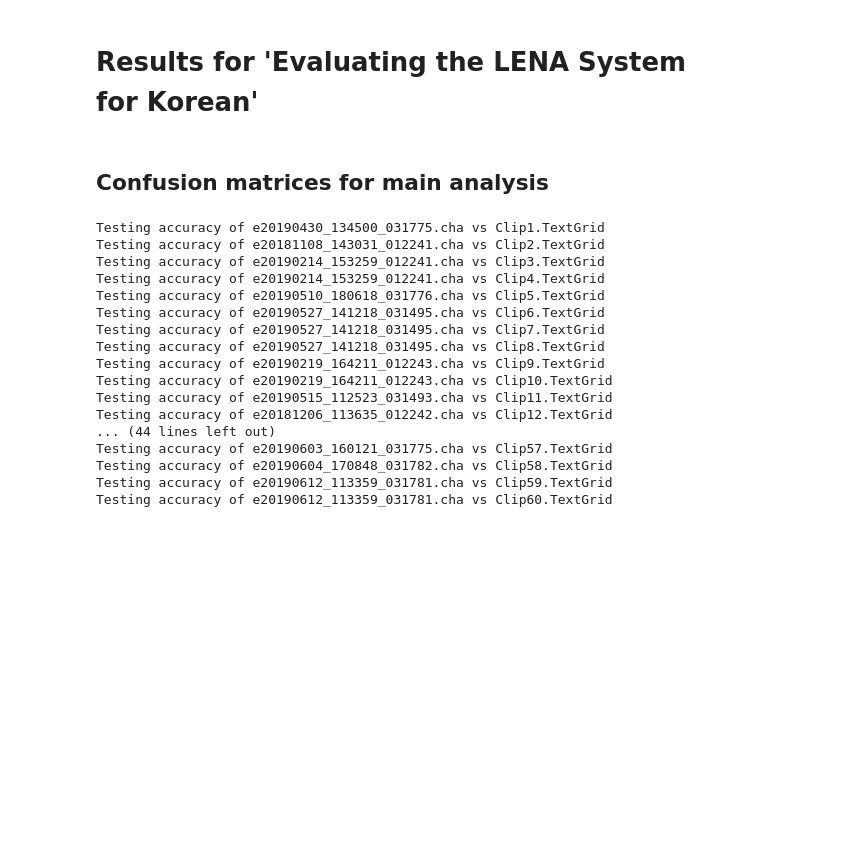
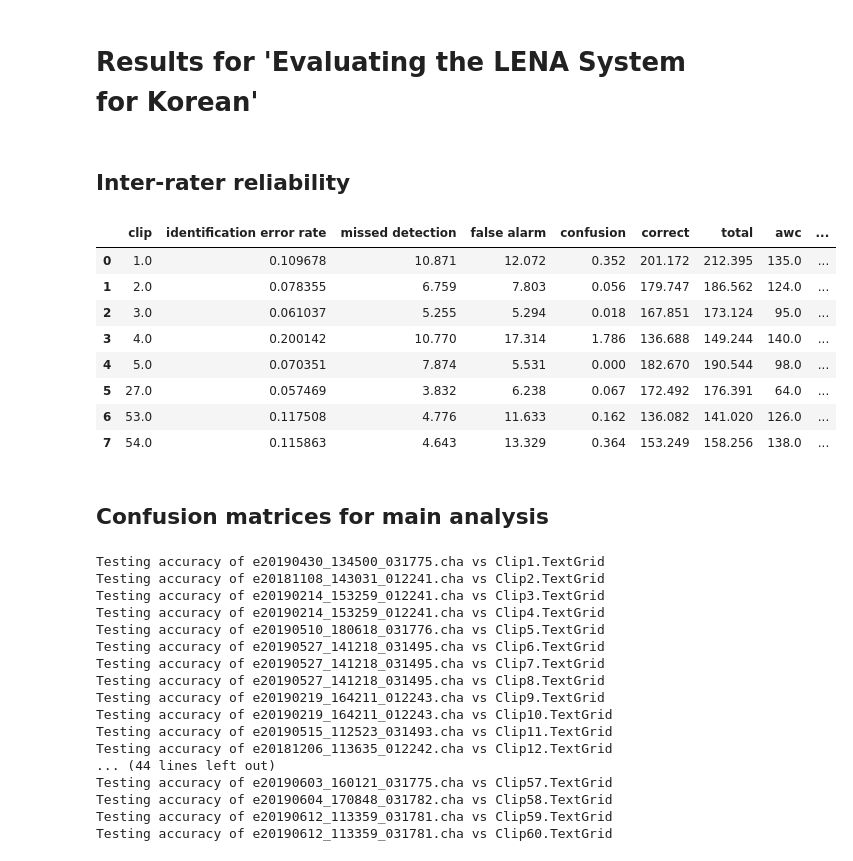
Before and after one commit to terrykwon/lena_evaluation, a Jupyter notebook: results.ipynb, the cells around one changed output. Saved outputs shown, nothing was run; the diff lists cells and outputs as text; code cells hidden in the pictures; blank space fills up the shorter version.

```diff
--- a/results.ipynb
+++ b/results.ipynb
@@ -24,3 +24,5 @@ from collections import Counter
 
 %matplotlib inline
 sns.set()
+# %% [markdown]
+## Inter-rater reliability
@@ -27,3 +74,15 @@ sns.set()
+# %%
+irr_results
+# %% [output]
+|  | clip | identification error rate | missed detection | false alarm | confusion | correct | total | awc | ... |
+| 0 | 1.0 | 0.109678 | 10.871 | 12.072 | 0.352 | 201.172 | 212.395 | 135.0 | ... |
+| 1 | 2.0 | 0.078355 | 6.759 | 7.803 | 0.056 | 179.747 | 186.562 | 124.0 | ... |
+| 2 | 3.0 | 0.061037 | 5.255 | 5.294 | 0.018 | 167.851 | 173.124 | 95.0 | ... |
+| 3 | 4.0 | 0.200142 | 10.770 | 17.314 | 1.786 | 136.688 | 149.244 | 140.0 | ... |
+| 4 | 5.0 | 0.070351 | 7.874 | 5.531 | 0.000 | 182.670 | 190.544 | 98.0 | ... |
+| 5 | 27.0 | 0.057469 | 3.832 | 6.238 | 0.067 | 172.492 | 176.391 | 64.0 | ... |
+| 6 | 53.0 | 0.117508 | 4.776 | 11.633 | 0.162 | 136.082 | 141.020 | 126.0 | ... |
+| 7 | 54.0 | 0.115863 | 4.643 | 13.329 | 0.364 | 153.249 | 158.256 | 138.0 | ... |
 # %%
 def plot_confusion(confusion, norm=None, save=False):
     """ Plots a confusion matrix displaying one of precision, recall, and raw counts.
```
Also changed, not shown: parts of 1 cell of this notebook, 2 other files.
